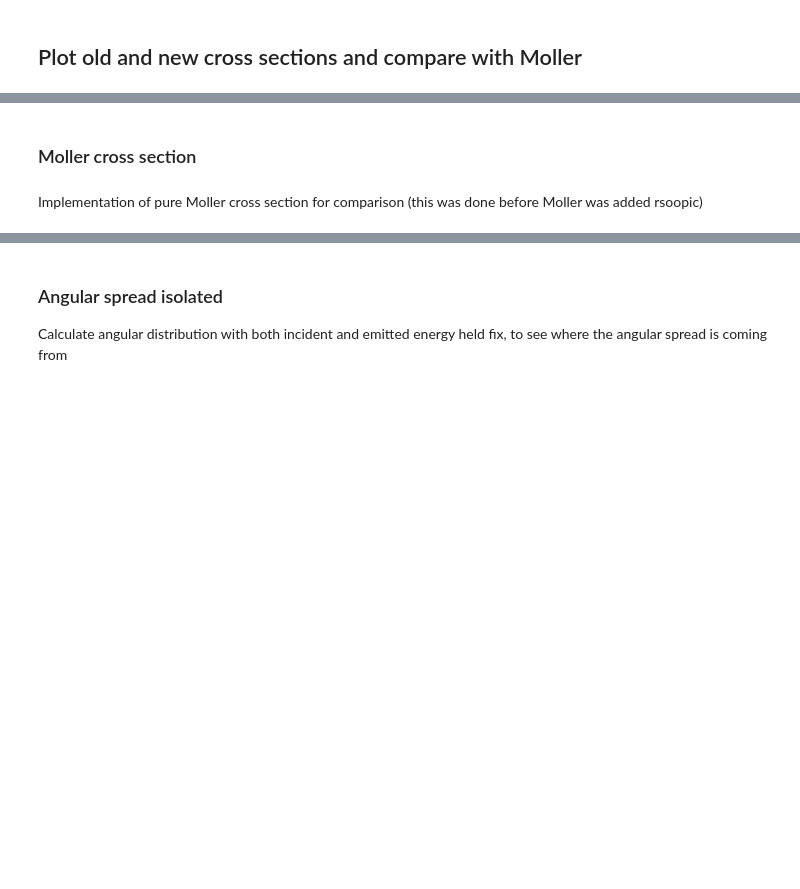
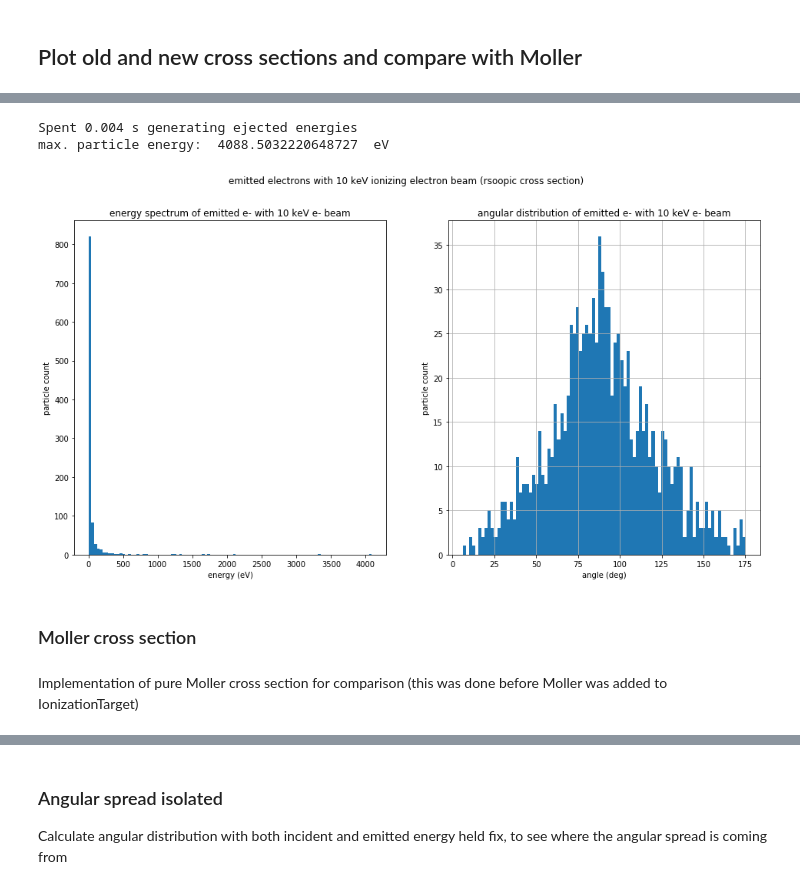
Before and after one commit to radiasoft/rswarp, a Jupyter notebook: examples/ionization/cross_section_testing.ipynb, the cells around one changed output, grey strips where cells are left out. Cells and saved outputs as stored; diff of their text form; code cells hidden in the pictures; blank space fills up the shorter version.

```diff
--- a/examples/ionization/cross_section_testing.ipynb
+++ b/examples/ionization/cross_section_testing.ipynb
@@ -90,47 +88,46 @@ Call rsoopic.h2crosssections.ejectedEnergy and generateAngle to check that the e
 # %%
-# Switch back from Moller to RBEB
-h2crosssections.useMollerApproximation = False
-
 gamma = lambda v: math.sqrt(1./(1.-v*v/(c*c)))
 #for i in range(10):
 #    beta = 0.1949 + 0.00001 * i
 #    v = beta * c
 #    print i, beta, m_e * c * c * (gamma(v) - 1.) / e
 
-#sys.exit(0)
-
 #beta = 0.06247 # for 1 keV kinetic energy
 beta = 0.19499 # for 10 keV kinetic energy
 n = 1000
 v = np.full((n), beta * c)
 
-energy = h2crosssections.ejectedEnergy(v, n)
+energy = h2.ejectedEnergy(v, n)
 print 'max. particle energy: ', energy.max(), ' eV'
 
 eps = np.full((n), m_e * c * c * (gamma(beta * c) - 1.) / e) # incident energy in eV
-angle = h2crosssections.generateAngle(n, energy, eps)
+angle = h2.generateAngle(n, energy, eps)
 angle *= 180. / math.pi
 
 Xsect_fig_1, [ax1, ax2] = plt.subplots(1, 2, figsize=(16, 8))
 
 plt.suptitle('emitted electrons with 10 keV ionizing electron beam (rsoopic cross section)')
 
 ax1.hist(energy, 100)
 ax1.set_title('energy spectrum of emitted e- with 10 keV e- beam')
 ax1.set_xlabel('energy (eV)')
 ax1.set_ylabel('particle count')
 ax2.hist(angle, 90)
 ax2.set_title('angular distribution of emitted e- with 10 keV e- beam')
 ax2.set_xlabel('angle (deg)')
 ax2.set_ylabel('particle count')
 ax2.grid(True)\
 
 plt.savefig('Xsect_analysis1.png')
 plt.show()
+# %% [output]
+Spent 0.004 s generating ejected energies
+max. particle energy:  4088.5032220648727  eV
+[figure, added]
 # %% [markdown]
 ### Moller cross section
 # %% [markdown]
-Implementation of pure Moller cross section for comparison (this was done before Moller was added rsoopic)
+Implementation of pure Moller cross section for comparison (this was done before Moller was added to IonizationTarget)
 # %%
 eps_min = 10. # value picked to give good agreement with rsoopic cross section results above
 Ce = 2.0 * m_e * c * c / e
```
Also changed, not shown: parts of 10 cells of this notebook.
